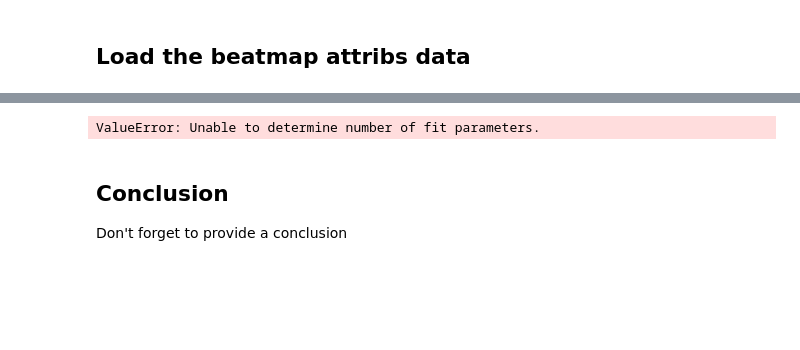
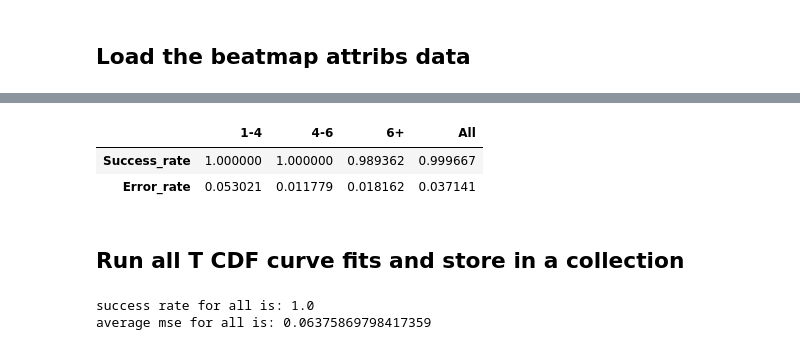
Before and after one commit to the-data-science-union/DSU-S2021-mlpp, a Jupyter notebook: exploration/5. score_criteria_reevaluation/2. m1_sigmoid_cdf_fitting.ipynb, the cells around one changed output, grey strips where cells are left out. Cells and saved outputs as stored; diff of their text form; code cells hidden in the pictures; blank space fills up the shorter version.

```diff
--- a/exploration/5. score_criteria_reevaluation/2. m1_sigmoid_cdf_fitting.ipynb
+++ b/exploration/5. score_criteria_reevaluation/2. m1_sigmoid_cdf_fitting.ipynb
@@ -186,5 +158,24 @@ pd.DataFrame(success_summary, index=[0])
+# %%
+unsuccessful_attrib_data = bm_attribs_data[list(unsuccessful_bm.keys())[0]]
+unsuccessful_attrib_array = [id_dict["value"] for id_dict in unsuccessful_attrib_data]
+
+unsuccessful_attrib_low = [a for a in unsuccessful_attrib_array if a >= 1 and a < 4]
+unsuccessful_attrib_med = [a for a in unsuccessful_attrib_array if a >= 4 and a < 6]
+unsuccessful_attrib_high = [a for a in unsuccessful_attrib_array if a >= 6]
+
+successful_attrib_low = [a for a in attrib_array if a >= 1 and a < 4]
+successful_attrib_med = [a for a in attrib_array if a >= 4 and a < 6]
+successful_attrib_high = [a for a in attrib_array if a >= 6]
 # %%
 attrib_and_mse = list(zip(attrib_array, mse_array))
-error_low_array = [aAndM[1] for aAndM in attrib_and_mse if aAndM[0] == 1 or aAndM[0] == 2 or aAndM[0] == 3]
-error_med_array = [aAndM[1] for aAndM in attrib_and_mse if aAndM[0] == 4 or aAndM[0] == 5 or aAndM[0] == 6]
-error_high_array = [aAndM[1] for aAndM in attrib_and_mse if aAndM[0] >= 7]
+error_low_array = [aAndM[1] for aAndM in attrib_and_mse if aAndM[0] >= 1 and aAndM[0] < 4]
+error_med_array = [aAndM[1] for aAndM in attrib_and_mse if aAndM[0] >= 4 and aAndM[0] < 6]
+error_high_array = [aAndM[1] for aAndM in attrib_and_mse if aAndM[0] >= 6]
+success_error_summary = {
+    "1-4": [len(successful_attrib_low) / (len(unsuccessful_attrib_low) + len(successful_attrib_low)), np.mean(error_low_array)],
+    "4-6": [len(successful_attrib_med) / (len(unsuccessful_attrib_med) + len(successful_attrib_med)), np.mean(error_med_array)],
+    "6+": [len(successful_attrib_high) / (len(unsuccessful_attrib_high) + len(successful_attrib_high)), np.mean(error_high_array)],
+    "All": [len(attrib_array) / (len(unsuccessful_attrib_array) + len(attrib_array)), np.mean(mse_array)]
+}
+success_error_summary_df = pd.DataFrame(success_error_summary)
+success_error_summary_df.index = ["Success_rate", "Error_rate"]
@@ -269,13 +182,8 @@ def fit_t_cdf(y):
-# %%
-df = len(y) - 1
-
-x = range(len(find_nPassOverTotal_for_one_beatmap(1762729)))
-y = find_nPassOverTotal_for_one_beatmap(1762729)
-
-f = lambda x: scipy.stats.t.cdf(df)
-scipy.optimize.curve_fit(f, x, y)
-# %% [output]
-ValueError: Unable to determine number of fit parameters.
-# %% [markdown]
-## Conclusion
-Don't forget to provide a conclusion
+# %%
+success_error_summary_df
+# %% [output]
+|  | 1-4 | 4-6 | 6+ | All |
+| Success_rate | 1.000000 | 1.000000 | 0.989362 | 0.999667 |
+| Error_rate | 0.053021 | 0.011779 | 0.018162 | 0.037141 |
+# %% [markdown]
+## Run all T CDF curve fits and store in a collection
@@ -281,0 +195,10 @@ Don't forget to provide a conclusion
+# %%
+unsuccessful_bm = {id: fitAndMse for (id, fitAndMse) in fitted_tcdf_with_errors.items() if isinstance(fitAndMse, str)}
+n = len(fitted_curves_with_errors)
+success_rate = (n - len(unsuccessful_bm))/n
+avg_mse = np.mean([fitAndMse[1][0] for (id, fitAndMse) in fitted_tcdf_with_errors.items() if isinstance(fitAndMse[1][0], float)])
+print("success rate for all is:", success_rate)
+print("average mse for all is:", avg_mse)
+# %% [output]
+success rate for all is: 1.0
+average mse for all is: 0.06375869798417359
```
Also changed, not shown: parts of 22 cells of this notebook, 1 other file.
